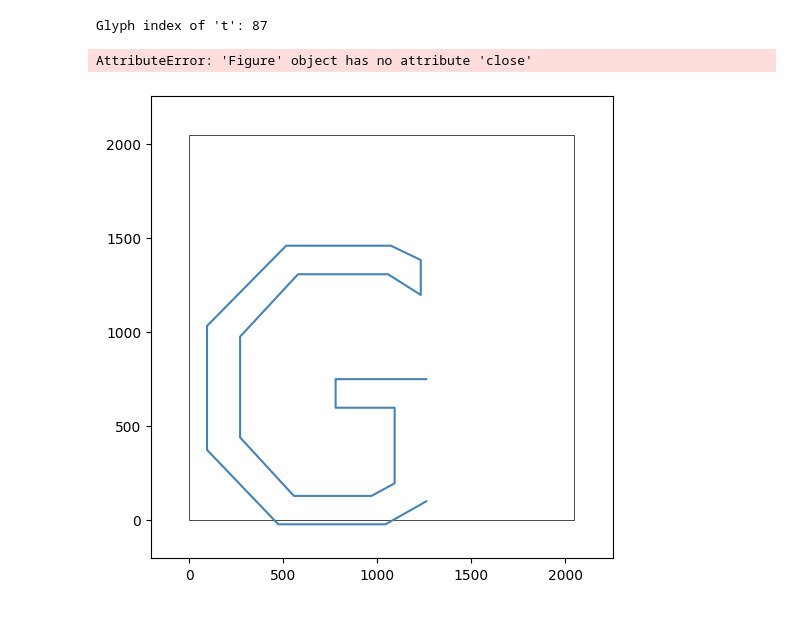
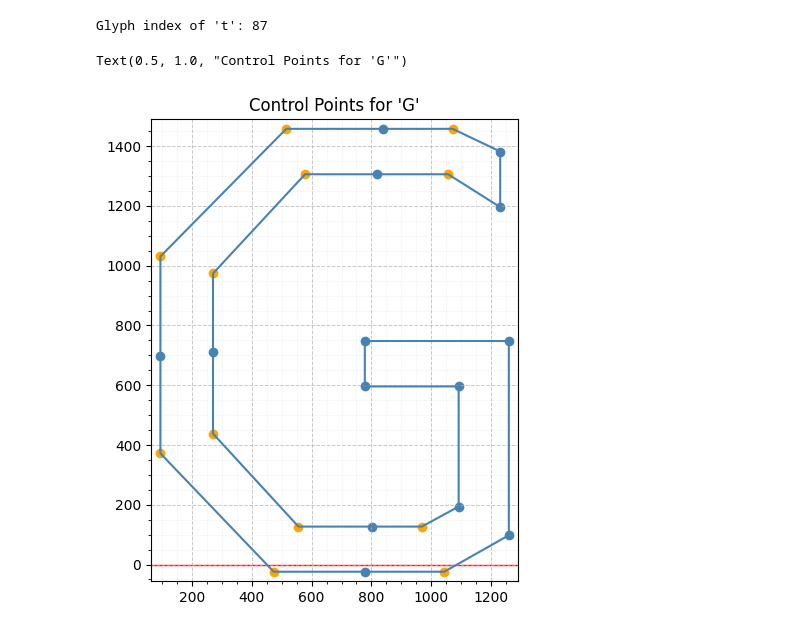
Before and after one commit to vidstige/cookie-talks, a Jupyter notebook: truetype/truetype.ipynb, the cells around one changed output. Drawn from its saved outputs; the diff is of its cells as text; code cells hidden in the pictures.

```diff
--- a/truetype/truetype.ipynb
+++ b/truetype/truetype.ipynb
@@ -300,41 +334,23 @@ character = "G"
 glyph_index = cmap[character]
 glyph = glyphs[glyph_index]
 # %%
-import matplotlib.pyplot as plt
-import matplotlib.patches as patches
-
-# plot contours
-em = head.units_per_em
-fig, ax = plt.subplots(figsize=(6, 6))
-padding = em * 0.1  # 10% padding
-ax.set_xlim(-padding, em + padding)
-ax.set_ylim(-padding, em + padding)
-ax.set_aspect('equal')
-
-# Show em square
-ax.add_patch(patches.Rectangle((0, 0), em, em, linewidth=0.5, edgecolor='black', facecolor='none'))
+ax = glyph_plot(glyph.x_min, glyph.x_max, glyph.y_min, glyph.y_max, pad=32)
 
 for contour in glyph.contours:
-    xs, ys = contour_coords(contour)
-    ax.plot(xs, ys, color='steelblue')
-    fig.close()
+    xs, ys = [p.x for p in contour.points], [p.y for p in contour.points]
+    ax.plot(xs + [xs[0]], ys + [ys[0]], color='steelblue')
 
     on_xs  = [p.x for p in contour.points if p.on_curve]
     on_ys  = [p.y for p in contour.points if p.on_curve]
     off_xs = [p.x for p in contour.points if not p.on_curve]
     off_ys = [p.y for p in contour.points if not p.on_curve]
     ax.scatter(on_xs,  on_ys,  color='steelblue')
     ax.scatter(off_xs, off_ys, color='orange')
 
-# Grid
-ax.grid(True, which='major', linestyle='--', linewidth=0.7, alpha=0.7)
-ax.minorticks_on()
-ax.grid(True, which='minor', linestyle=':', linewidth=0.4, alpha=0.4)
+em = head.units_per_em
+ax.add_patch(patches.Rectangle((0, 0), em, em, linewidth=1.0, edgecolor='red', facecolor='none'))
 
 ax.set_title(f"Control Points for '{character}'")
-
-plt.tight_layout()
-plt.show()
 # %% [output]
-AttributeError: 'Figure' object has no attribute 'close'
+Text(0.5, 1.0, "Control Points for 'G'")
-[figure, old version]
+[figure, new version]
```
Also changed, not shown: parts of 10 cells of this notebook.
